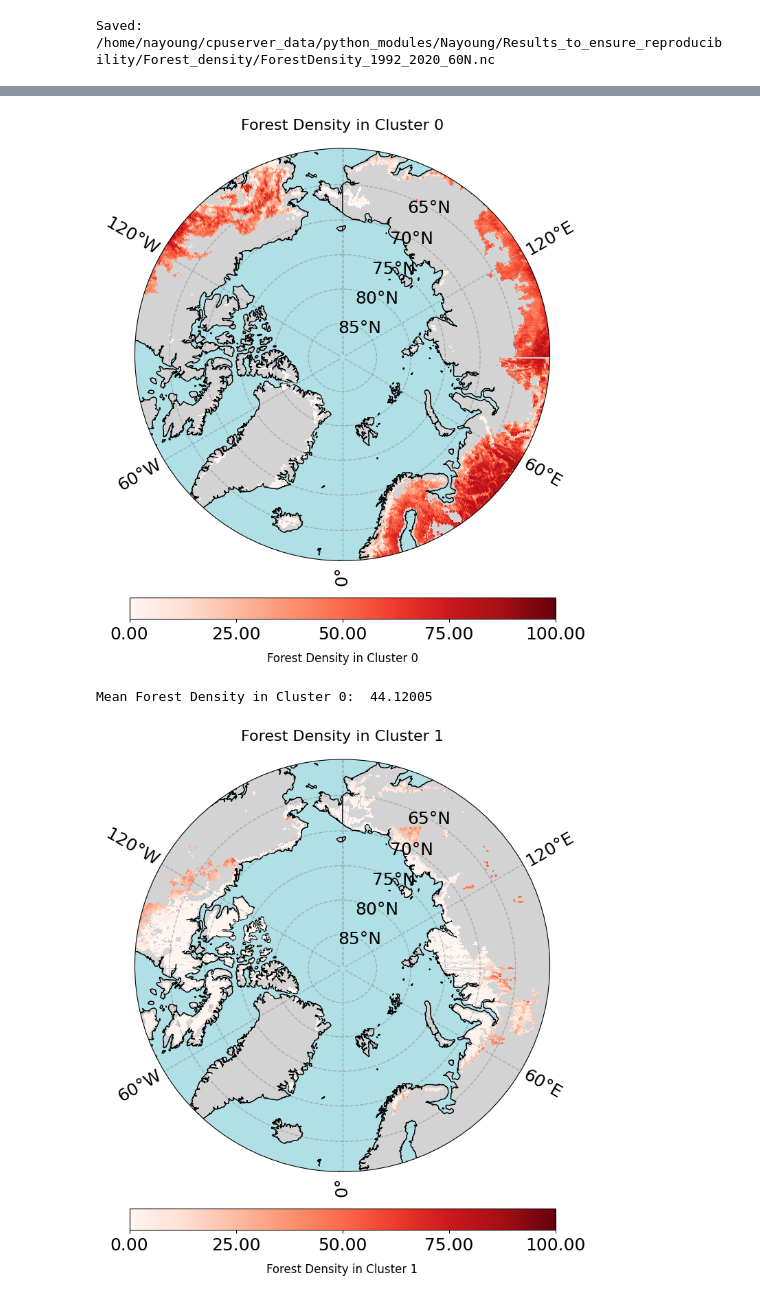
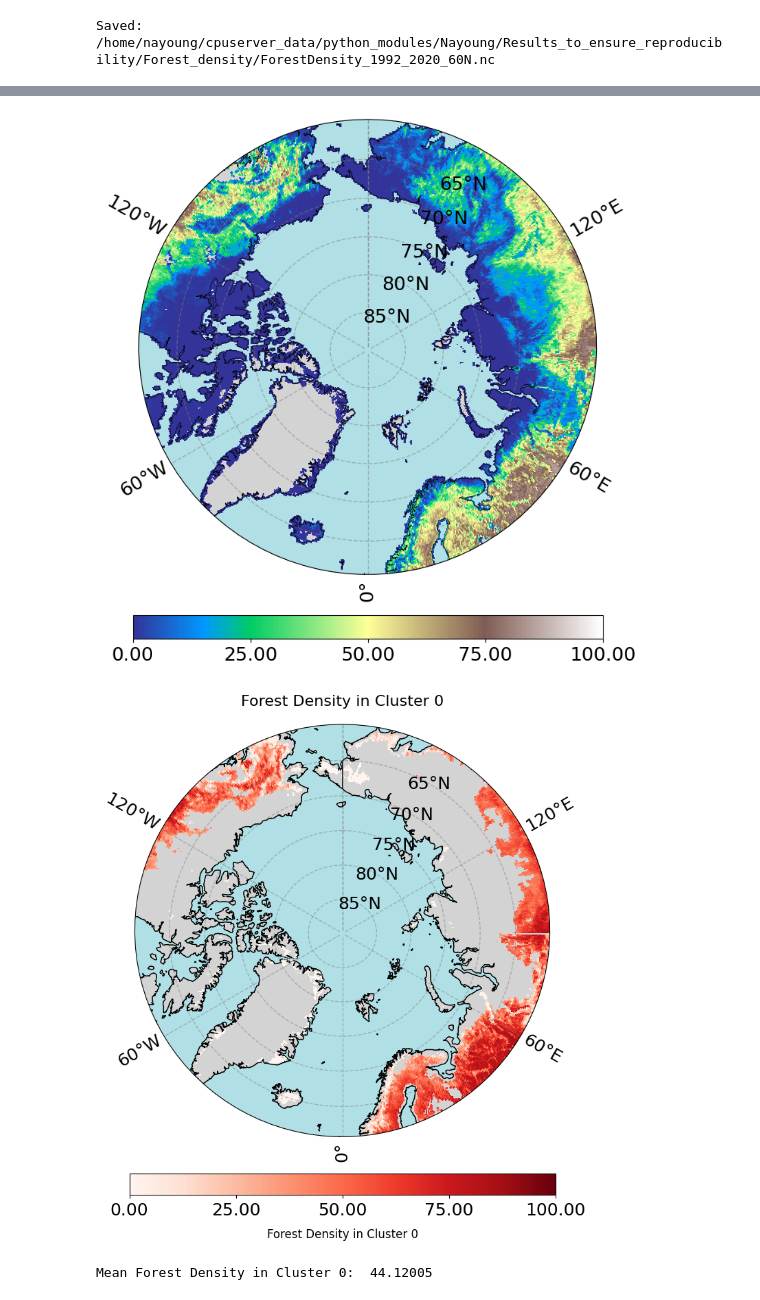
Before and after one commit to Nayoung1204/A-Long-term-Pan-Arctic-Snowmelt-Onset-and-End-Dates-Derived-from-Pettitt-test, a Jupyter notebook: Additional_Analysis/Figure4b_Forest_Density_Across_Clusters.ipynb, the cells around one changed output, grey strips where cells are left out. Cells and saved outputs as stored; diff of their text form; code cells hidden in the pictures.

```diff
--- a/Additional_Analysis/Forest_Density_Across_Clusters.ipynb
+++ b/Additional_Analysis/Figure4b_Forest_Density_Across_Clusters.ipynb
@@ -355,33 +355,37 @@ Saved: /home/nayoung/cpuserver_data/python_modules/Nayoung/Results_to_ensure_rep
 cluster_path = f"{cpuserver_data_FP}/python_modules/Nayoung/Results_to_ensure_reproducibility/Clusters/TB_cluster_map.nc"
 with nc.Dataset(cluster_path) as ds:
     lat_vals = ds.variables['lat'][:]
     lon_vals = ds.variables['lon'][:]
     TB_cluster = ds.variables['TB_cluster'][:] # (lat, lon)
 
 Forest_density_path = f"{cpuserver_data_FP}/python_modules/Nayoung/Results_to_ensure_reproducibility/Forest_density/ForestDensity_1992_2020_60N.nc"
 with nc.Dataset(Forest_density_path) as ds_forest:
     lat_vals = ds_forest.variables['lat'][:]
     lon_vals = ds_forest.variables['lon'][:]
     Forest_density = ds_forest.variables['forest_density'][:] # (time, lat, lon) = (29, 120, 1440) (time = 1992~2020)
     Forest_density_mean = ds_forest.variables['forest_density_mean'][:] # (lat, lon)
+
+fig, ax = plot_Northpole(lon_vals, lat_vals, Forest_density_mean, label_title=None, cmap="terrain", vmin=0, vmax=100, vcenter=50)
+# Save the figure
+fig.savefig(f"{cpuserver_data_FP}/python_modules/Nayoung/Results_to_ensure_reproducibility/Forest_density/Forest_density_mean_1992_2020_60N.png", dpi=300, bbox_inches="tight")
 
 # Overlay the Forest density and TB cluster
 Cluster0_forest_density = np.where(TB_cluster == 0, Forest_density_mean, np.nan)
 Cluster1_forest_density = np.where(TB_cluster == 1, Forest_density_mean, np.nan)
 Cluster2_forest_density = np.where(TB_cluster == 2, Forest_density_mean, np.nan)
 
 # Plot the Forest density
 for i in range(3):
     if i == 0:
         plot_Northpole(lon_vals, lat_vals, Cluster0_forest_density, "Forest Density in Cluster 0", "Reds", vmin=0, vmax=100, vcenter=50)
         print("Mean Forest Density in Cluster 0: ", np.nanmean(Cluster0_forest_density))
     elif i == 1:
         plot_Northpole(lon_vals, lat_vals, Cluster1_forest_density, "Forest Density in Cluster 1", "Reds", vmin=0, vmax=100, vcenter=50)
         print("Mean Forest Density in Cluster 1: ", np.nanmean(Cluster1_forest_density))
     elif i == 2:
         plot_Northpole(lon_vals, lat_vals, Cluster2_forest_density, "Forest Density in Cluster 2", "Reds", vmin=0, vmax=100, vcenter=50)
         print("Mean Forest Density in Cluster 2: ", np.nanmean(Cluster2_forest_density))
 # %% [output]
-[figure, old version]
+[figure, new version]
+[figure, new version]
 Mean Forest Density in Cluster 0:  44.12005
-[figure, old version]
```
Also changed, not shown: parts of 3 cells of this notebook, 23 other files.
